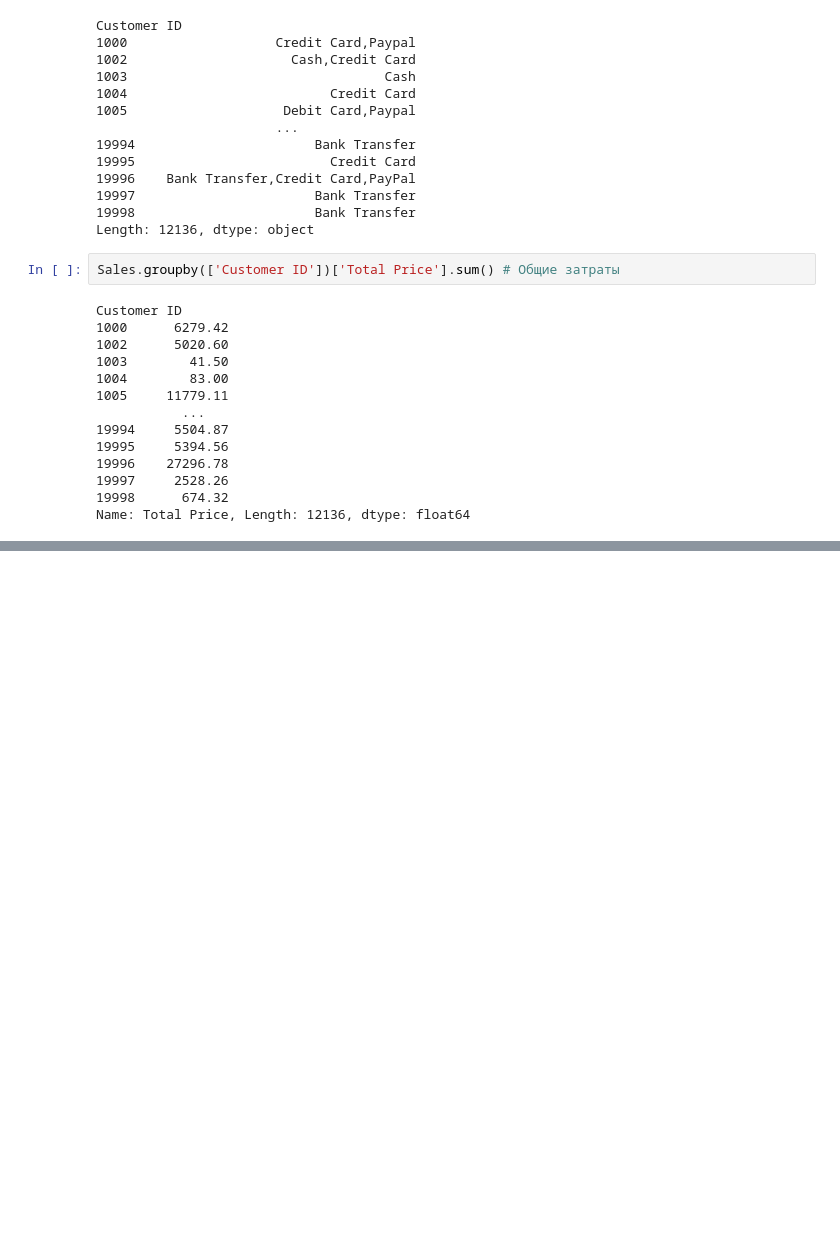
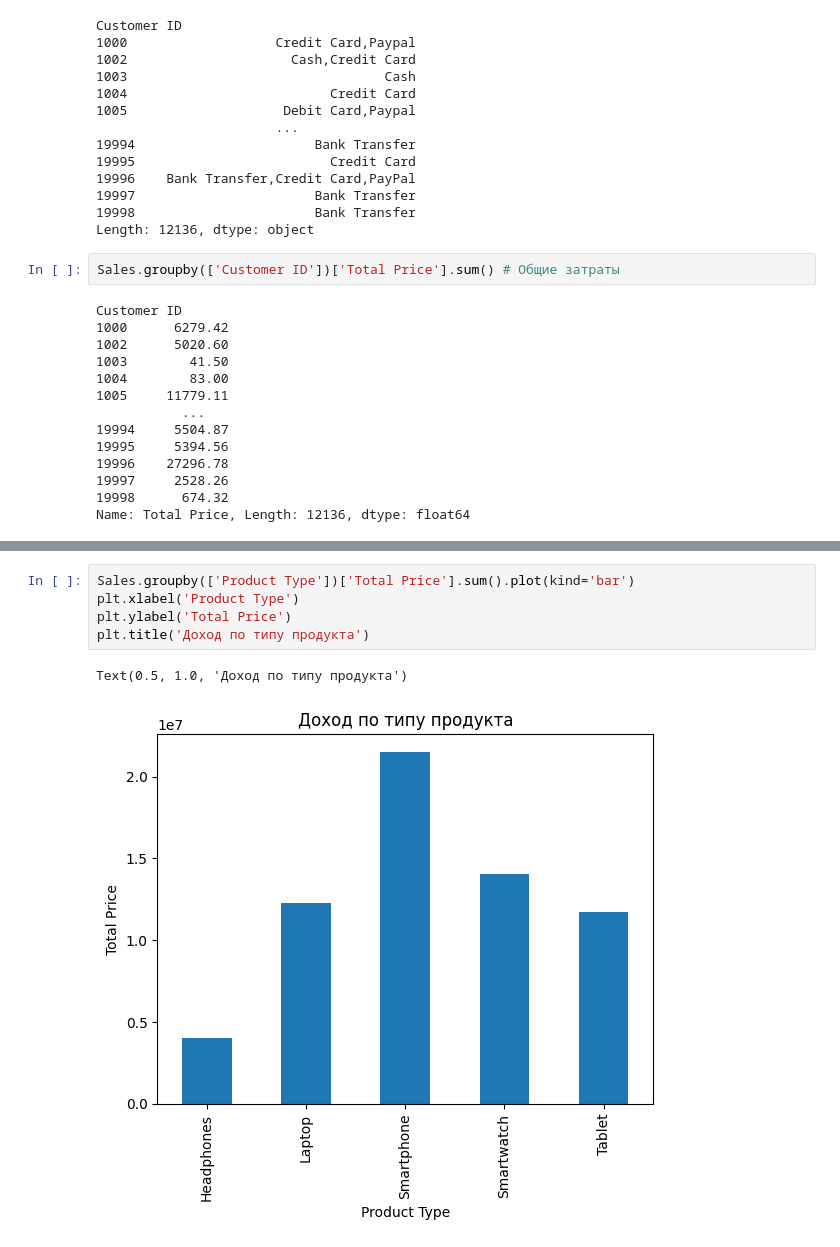
Before and after one commit to luky048-ship-it/My-training-Slubik-Stanislav, a Jupyter notebook: Домашнее_задание_3.ipynb, the cells around one changed output, grey strips where cells are left out. Drawn from its saved outputs; the diff is of its cells as text; blank space fills up the shorter version.

```diff
--- a/Домашнее_задание_3.ipynb
+++ b/Домашнее_задание_3.ipynb
@@ -175,0 +214,8 @@ Name: Add-on Total, Length: 12136, dtype: float64
+# %%
+Sales.groupby(['Product Type'])['Total Price'].sum().plot(kind='bar')
+plt.xlabel('Product Type')
+plt.ylabel('Total Price')
+plt.title('Доход по типу продукта')
+# %% [output]
+Text(0.5, 1.0, 'Доход по типу продукта')
+[figure, added]
```
Also changed, not shown: parts of 7 cells of this notebook.
